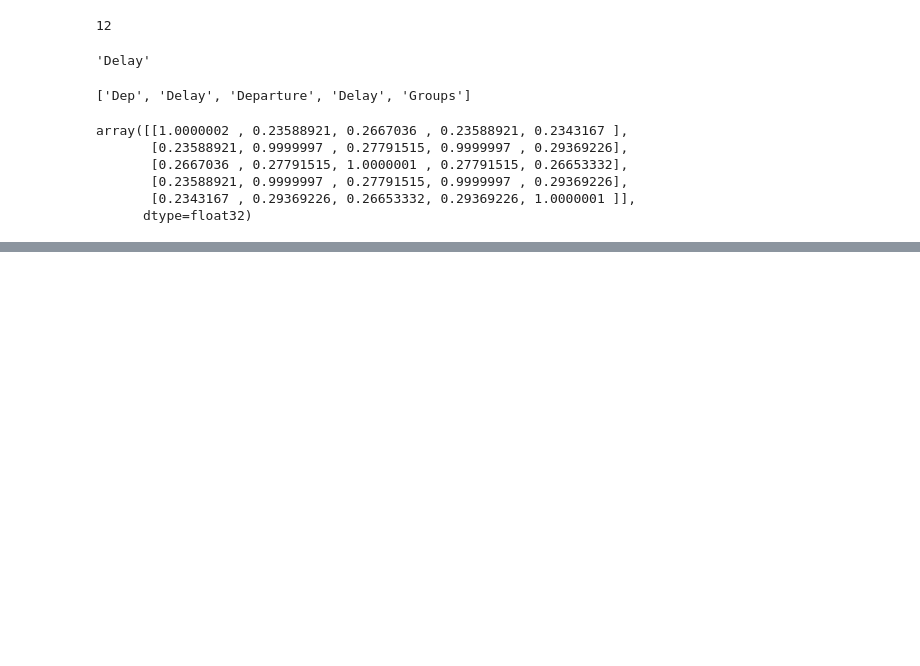
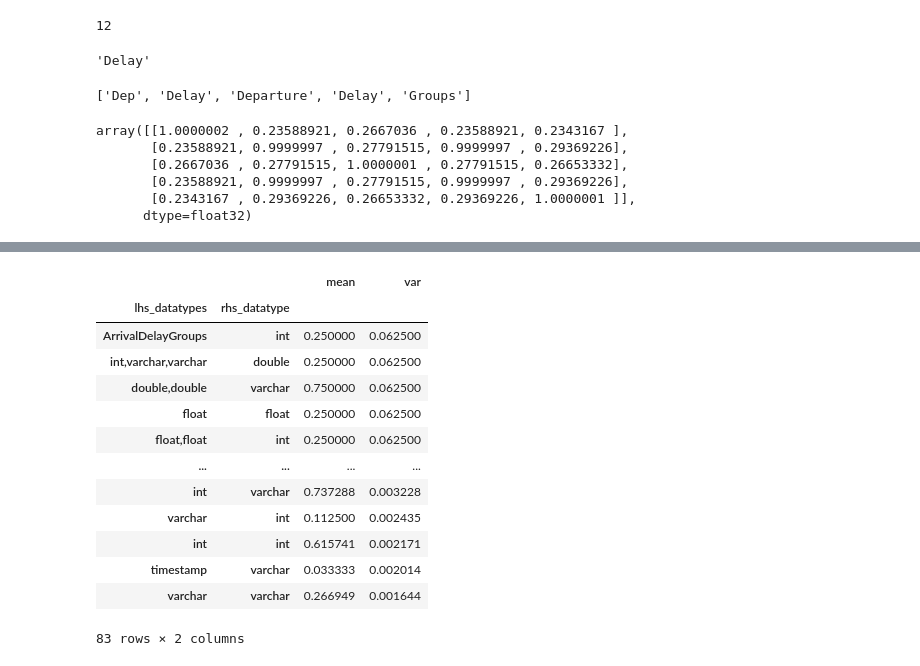
Before and after one commit to Jynns/dataprofiling_gen_fd, a Jupyter notebook: notebooks/pruning_policy.ipynb, the cells around one changed output, grey strips where cells are left out. Drawn from its saved outputs; the diff is of its cells as text; code cells hidden in the pictures; blank space fills up the shorter version.

```diff
--- a/notebooks/pruning_policy.ipynb
+++ b/notebooks/pruning_policy.ipynb
@@ -343,0 +431,17 @@ for t1 in texts:
+# %%
+datatypes_dist.sort_values(by='var', ascending=False)
+# %% [output]
+|  |  | mean | var |
+| lhs_datatypes | rhs_datatype |  |  |
+| ArrivalDelayGroups | int | 0.250000 | 0.062500 |
+| int,varchar,varchar | double | 0.250000 | 0.062500 |
+| double,double | varchar | 0.750000 | 0.062500 |
+| float | float | 0.250000 | 0.062500 |
+| float,float | int | 0.250000 | 0.062500 |
+| ... | ... | ... | ... |
+| int | varchar | 0.737288 | 0.003228 |
+| varchar | int | 0.112500 | 0.002435 |
+| int | int | 0.615741 | 0.002171 |
+| timestamp | varchar | 0.033333 | 0.002014 |
+| varchar | varchar | 0.266949 | 0.001644 |
+83 rows × 2 columns
```
Also changed, not shown: parts of 32 cells of this notebook, 1 other file.
